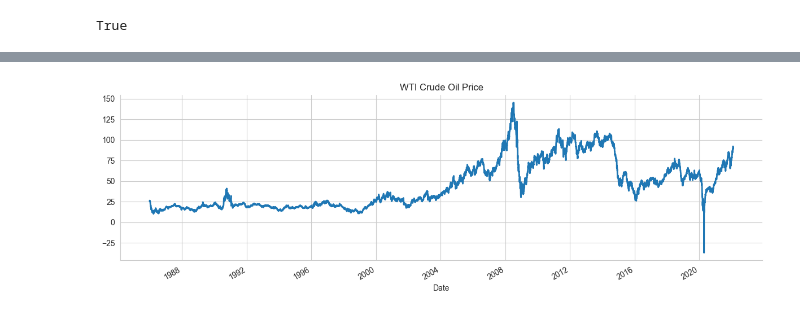
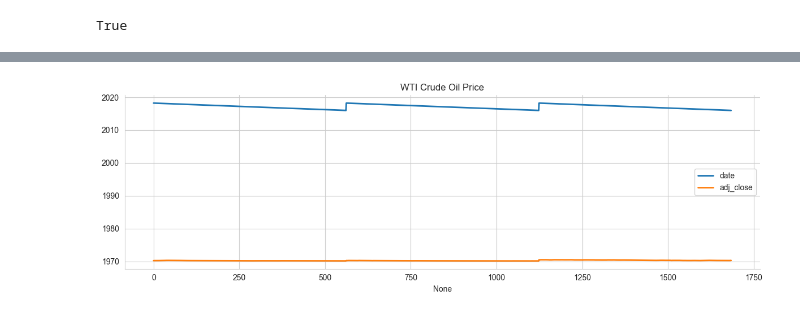
Before and after one commit to jytan023/Machine-Learning-for-Algorithmic-Trading-Second-Edition, a Jupyter notebook: 02_market_and_fundamental_data/03_data_providers/04_quandl_demo.ipynb, the cells around one changed output, grey strips where cells are left out. Saved outputs shown, nothing was run; the diff lists cells and outputs as text; code cells hidden in the pictures.

```diff
--- a/02_market_and_fundamental_data/03_data_providers/04_quandl_demo.ipynb
+++ b/02_market_and_fundamental_data/03_data_providers/04_quandl_demo.ipynb
@@ -21,0 +19,8 @@ oil = quandl.get('EIA/PET_RWTC_D', api_key=api_key).squeeze()
+# %%
+api_key = os.environ['QUANDL_API_KEY']
+# oil = quandl.get('EIA/PET_RWTC_D', api_key=api_key).squeeze()
+# tsla = quandl.get('WIKI/TSLA', api_key=api_key).squeeze()
+data = quandl.get_table('WIKI/PRICES', ticker = ['AAPL', 'MSFT', 'WMT', 'TSLA','GOOG'],
+                        qopts = { 'columns': ['ticker', 'date', 'adj_close','volume','ex-dividend','split_ratio','adj_volume'] },
+                        date = { 'gte': '2012-12-31', 'lte': '2023-02-11' },
+                        paginate=True)
@@ -22,6 +37,6 @@ oil = quandl.get('EIA/PET_RWTC_D', api_key=api_key).squeeze()
 # %%
-oil.plot(lw=2, title='WTI Crude Oil Price', figsize=(12, 4))
+data.plot(lw=2, title='WTI Crude Oil Price', figsize=(12, 4))
 sns.despine()
 plt.tight_layout();
 # %% [output]
-[figure, old version]
+[figure, new version]
```
Also changed, not shown: parts of 2 cells of this notebook, 1 other file.
